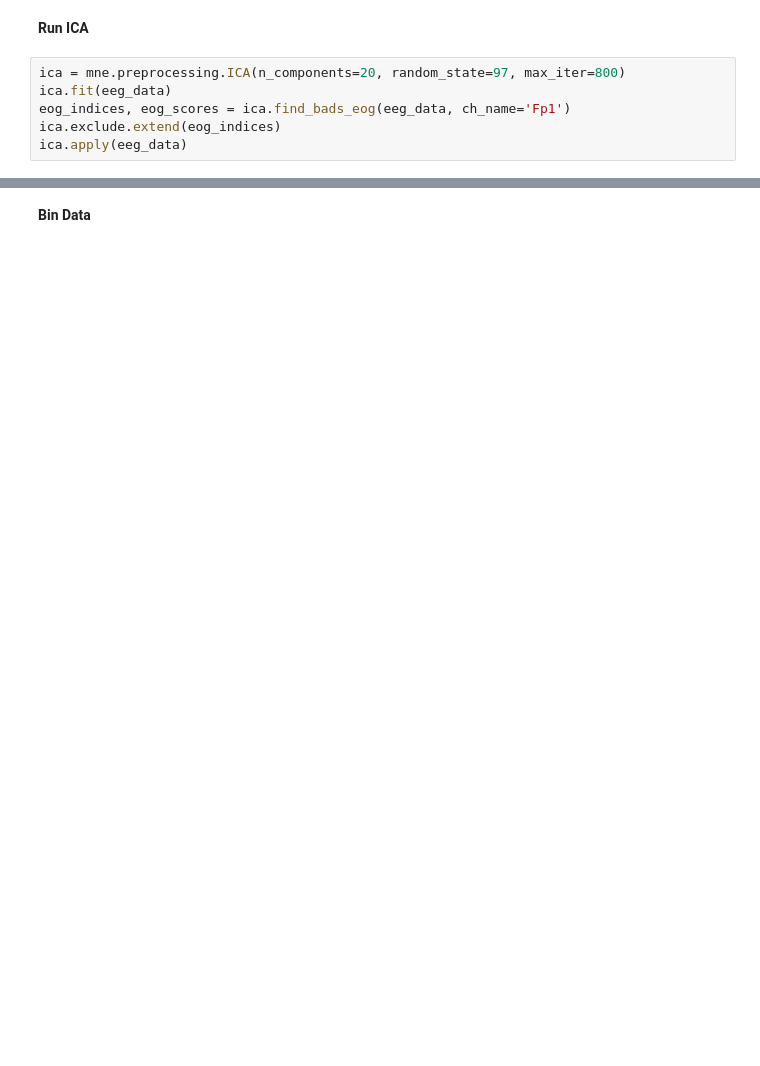
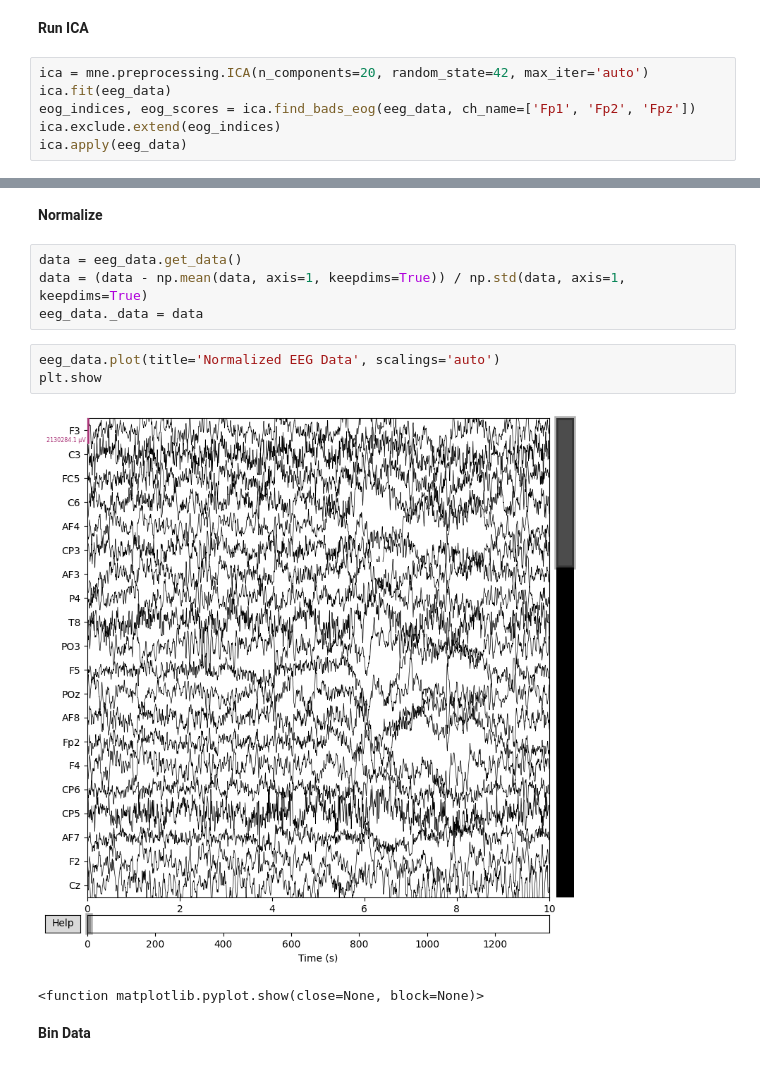
Before and after one commit to omaraguilarr84/Project-InnerSpeech, a Jupyter notebook: Scripts/EEG_Preprocessing/preprocess.ipynb, the cells around one changed output, grey strips where cells are left out. Drawn from its saved outputs; the diff is of its cells as text; blank space fills up the shorter version.

```diff
--- a/Scripts/EEG_Preprocessing/preprocess.ipynb
+++ b/Scripts/EEG_Preprocessing/preprocess.ipynb
@@ -83,9 +115,9 @@ Designing a one-pass, zero-phase, non-causal bandpass filter:
 # %% [markdown]
 **Run ICA**
 # %%
-ica = mne.preprocessing.ICA(n_components=20, random_state=97, max_iter=800)
+ica = mne.preprocessing.ICA(n_components=20, random_state=42, max_iter='auto')
 ica.fit(eeg_data)
-eog_indices, eog_scores = ica.find_bads_eog(eeg_data, ch_name='Fp1')
+eog_indices, eog_scores = ica.find_bads_eog(eeg_data, ch_name=['Fp1', 'Fp2', 'Fpz'])
 ica.exclude.extend(eog_indices)
 ica.apply(eeg_data)
 # %% [output]
@@ -127,6 +195,18 @@ Applying ICA to Raw instance
 |  | Filters |  |
 |  | Highpass | 1.00 Hz |
 |  | Lowpass | 50.00 Hz |
+# %% [markdown]
+**Normalize**
+# %%
+data = eeg_data.get_data()
+data = (data - np.mean(data, axis=1, keepdims=True)) / np.std(data, axis=1, keepdims=True)
+eeg_data._data = data
+# %%
+eeg_data.plot(title='Normalized EEG Data', scalings='auto')
+plt.show
+# %% [output]
+[figure, added]
+<function matplotlib.pyplot.show(close=None, block=None)>
 # %% [markdown]
 **Bin Data**
 # %%
```
Also changed, not shown: parts of 11 cells of this notebook, 7 other files.
